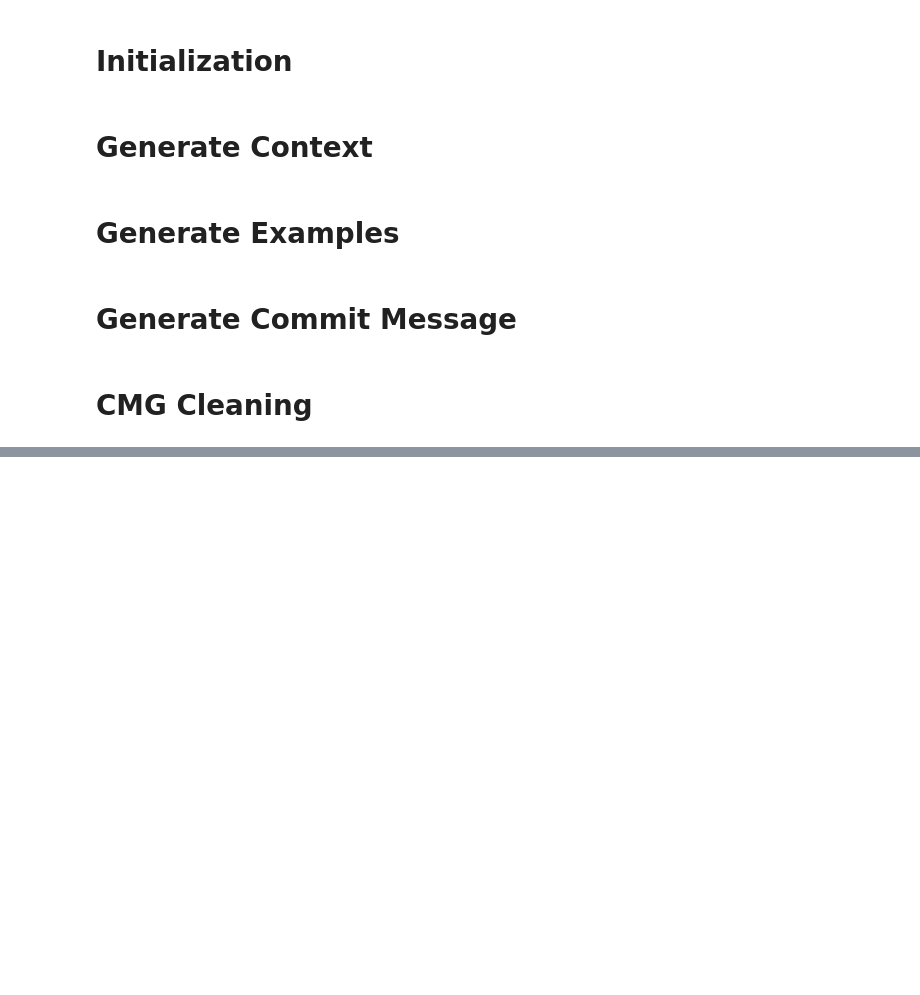
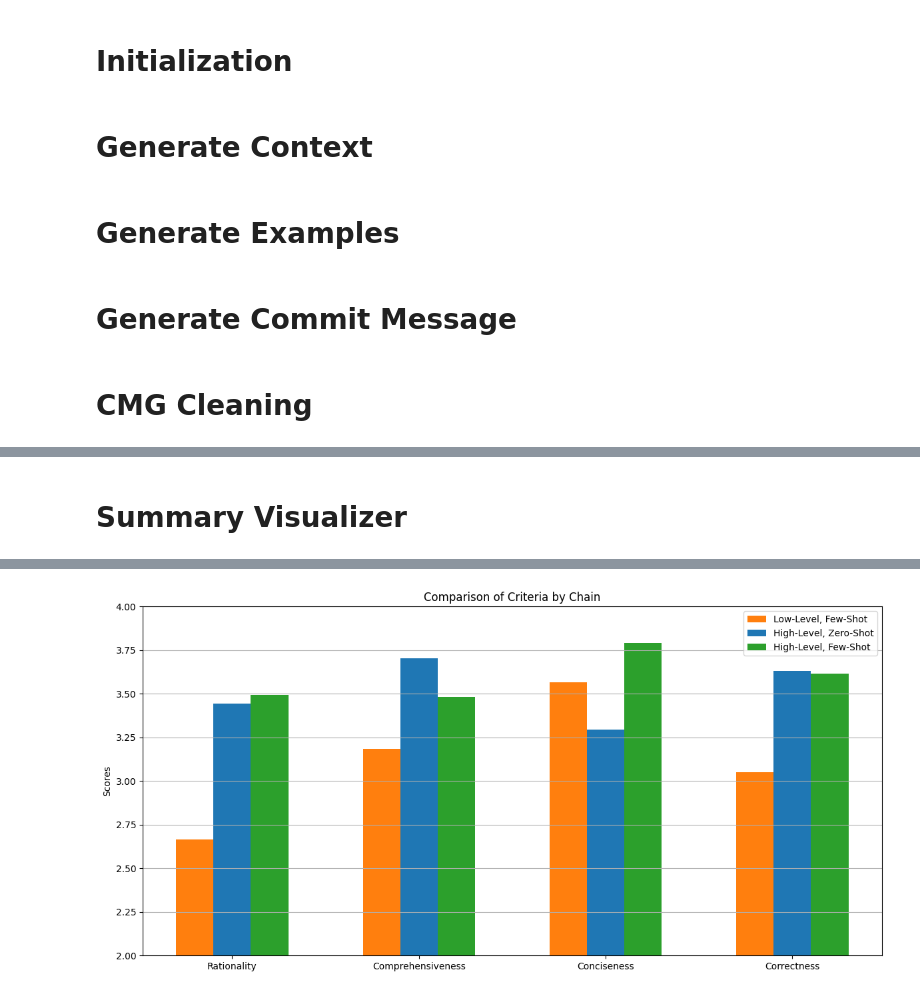
Before and after one commit to Enliven26/IF4092-Tugas-Akhir, a Jupyter notebook: src/scripts.ipynb, the cells around one changed output, grey strips where cells are left out. Saved outputs shown, nothing was run; the diff lists cells and outputs as text; code cells hidden in the pictures; blank space fills up the shorter version.

```diff
--- a/src/scripts.ipynb
+++ b/src/scripts.ipynb
@@ -67,15 +77,19 @@ HIGH_LEVEL_CONTEXT_CHAINS = [
     main_high_level_context_chain,
 ]
 
+LOW_LEVEL_FEW_SHOT_GENERATOR_NAME = "Main Few-Shot Low-Level Context Generator"
+HIGH_LEVEL_ZERO_SHOT_GENERATOR_NAME = "Main Zero-Shot High-Level Context Generator"
+HIGH_LEVEL_FEW_SHOT_GENERATOR_NAME = "Main Few-Shot High-Level Context Generator"
+
 GENERATORS = [
     CommitMessageGenerator(
-        "Main Few-Shot Low-Level Context Generator", main_few_shot_low_level_context_cmg_chain
+        LOW_LEVEL_FEW_SHOT_GENERATOR_NAME, main_few_shot_low_level_context_cmg_chain
     ),
     CommitMessageGenerator(
-        "Main Zero-Shot High-Level Context Generator", main_zero_shot_high_level_context_cmg_chain
+        HIGH_LEVEL_ZERO_SHOT_GENERATOR_NAME, main_zero_shot_high_level_context_cmg_chain
     ),
     CommitMessageGenerator(
-        "Main Few-Shot High-Level Context Generator", main_few_shot_high_level_context_cmg_chain
+        HIGH_LEVEL_FEW_SHOT_GENERATOR_NAME, main_few_shot_high_level_context_cmg_chain
     )
 ]
 # %%
@@ -206,0 +284,2 @@ Correctness score count: 214
+# %% [markdown]
+# Summary Visualizer
@@ -206,0 +312,37 @@ Correctness score count: 214
+# %%
+def plot_summary(summary: dict):
+    labels = criteria
+    generators = [item["generator_id"] for item in summary]
+    scores = [[item[criterion] for criterion in criteria] for item in summary]
+
+    x = np.arange(len(labels))
+    width = 0.2
+    group_width = len(generators) * width
+
+    _, ax = plt.subplots(figsize=(12, 6))
+    for i, (generator, score) in enumerate(zip(generators, scores)):
+        ax.bar(
+            x - group_width / 2 + i * width + width / 2,
+            score,
+            width,
+            label=chain_names[generator],
+            color=chain_colors[generator]
+        )
+
+    ax.set_title('Comparison of Criteria by Chain')
+    ax.grid(axis='y')
+    ax.set_xticks(x)
+    ax.set_xticklabels([label.replace("_score", "").capitalize() for label in labels], rotation=0, ha='center')
+    ax.legend()
+    ax.set_ylabel('Scores')
+    ax.set_ylim(2, 4)
+
+    plt.tight_layout()
+    plt.show()
+
+full_cleaning_summary = next(
+    summary["summary"] for summary in summaries if summary["summary_name"] == FULL_CLEANING_SUMMARY_NAME
+)
+
+plot_summary(full_cleaning_summary)
+# %% [output]
@@ -206,0 +366 @@ Correctness score count: 214
+[figure, added]
```
Also changed, not shown: parts of 7 cells of this notebook, 6 other files.
